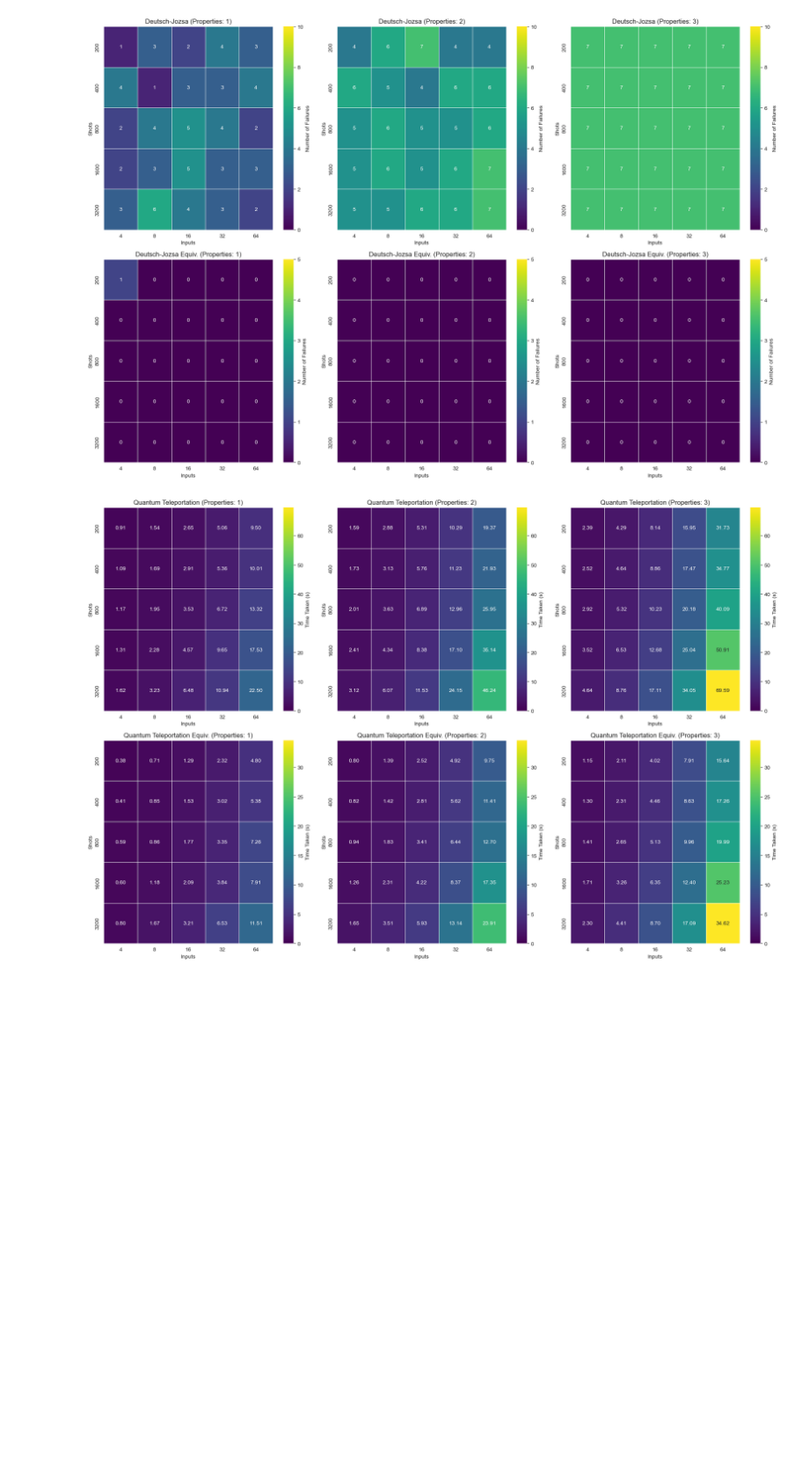
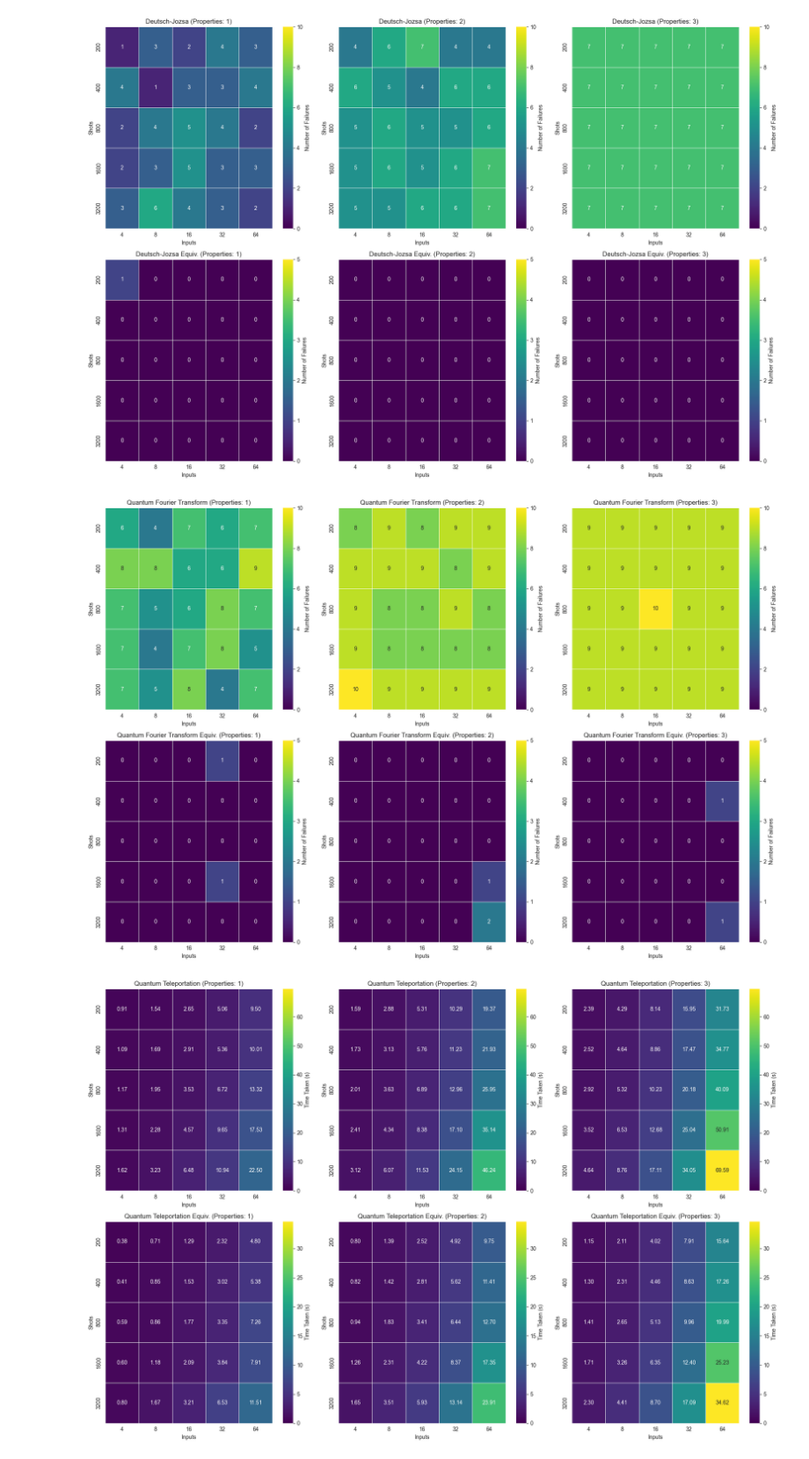
Before and after one commit to GabrielPontolillo/qucheck, a Jupyter notebook: case_studies/results_visualisation.ipynb, the cells around one changed output. Shown at 88% size. Drawn from its saved outputs; the diff is of its cells as text; code cells hidden in the pictures; blank space fills up the shorter version.

Commit message:
generated graph for qft

```diff
--- a/case_studies/results_visualisation.ipynb
+++ b/case_studies/results_visualisation.ipynb
@@ -20,6 +20,7 @@ def read_merged_data_to_dataframe(algorithm_name):
 # %%
 qt_df = read_merged_data_to_dataframe("quantum_teleportation")
 dj_df = read_merged_data_to_dataframe("deutsch_jozsa")
+qft_df = read_merged_data_to_dataframe("quantum_fourier_transform")
 # %%
 def plot_failures(df, algorithm_name):
     df_non_equivalent = df[df['Mutant Name'].str.contains('_m')]
@@ -67,6 +68,10 @@ plot_failures(qt_df, "Quantum Teleportation")
 plot_failures(dj_df, "Deutsch-Jozsa")
 # %% [output]
 [figure]
+# %%
+plot_failures(qft_df, "Quantum Fourier Transform")
+# %% [output]
+[figure, added]
 # %%
 def plot_time_taken(df, algorithm_name):
     df_non_equivalent = df[df['Mutant Name'].str.contains('_m')]
```
Also changed, not shown: parts of 3 cells of this notebook.
